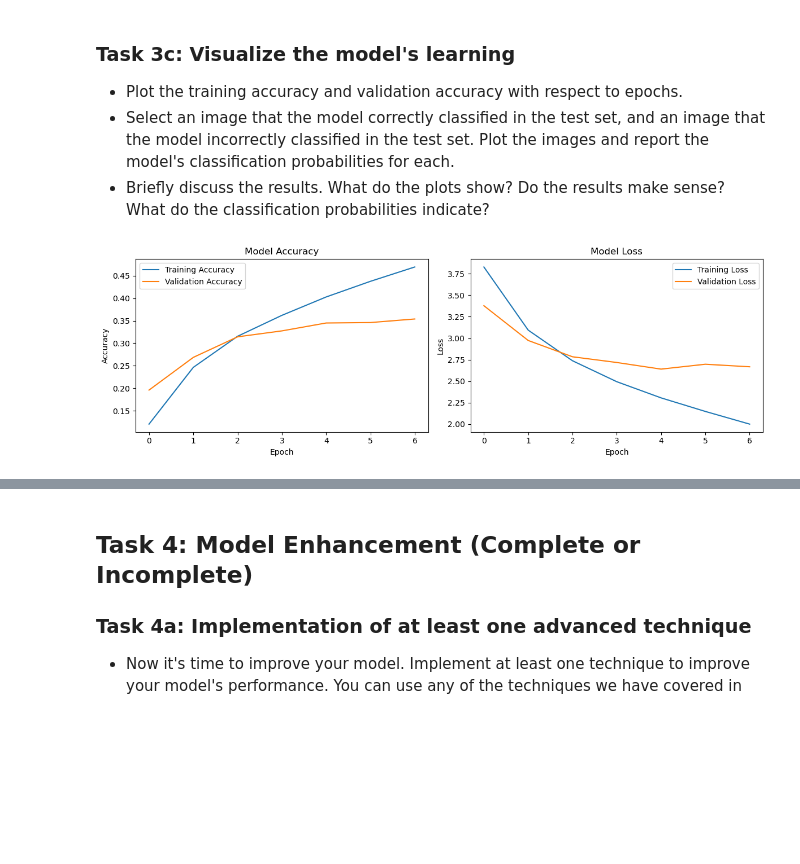
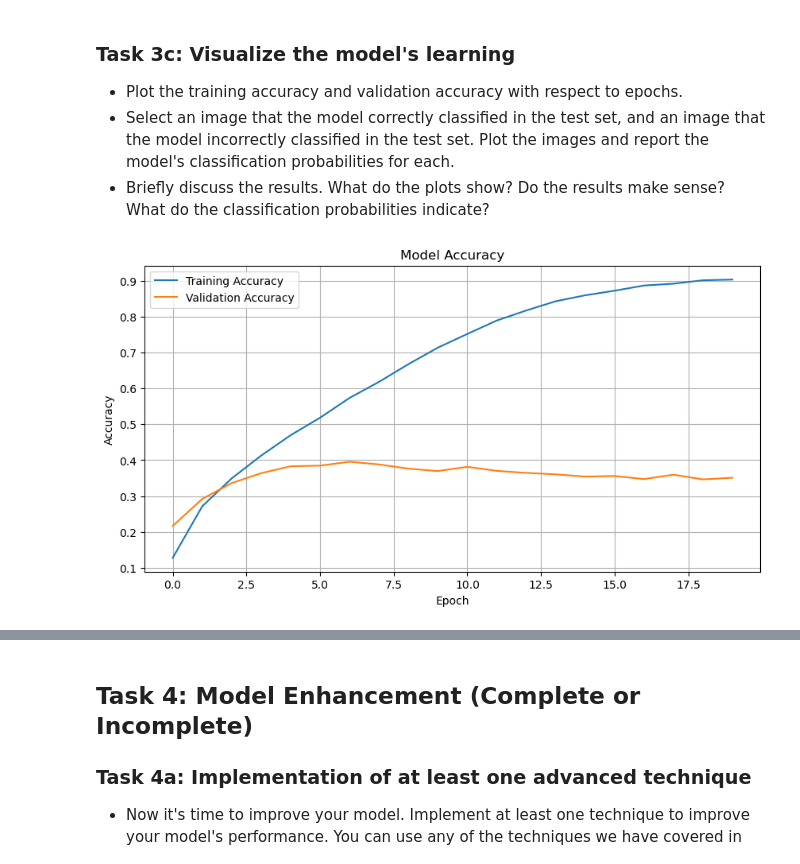
Before and after one commit to markmaramag/deep_learning, a Jupyter notebook: 02_activities/assignments/assignment_1.ipynb, the cells around one changed output, grey strips where cells are left out. Cells and saved outputs as stored; diff of their text form; code cells hidden in the pictures; blank space fills up the shorter version.

```diff
--- a/02_activities/assignments/assignment_1.ipynb
+++ b/02_activities/assignments/assignment_1.ipynb
@@ -144,0 +138,9 @@ Test set shape: (10000, 32, 32, 3)
+# %%
+from keras.utils import to_categorical
+
+# One-hot encode the labels
+y_train = to_categorical(y_train, num_classes=100)
+y_test = to_categorical(y_test, num_classes=100)
+
+print(f"Shape of one-hot encoded training labels: {y_train.shape}")
+print(f"Shape of one-hot encoded test labels: {y_test.shape}")
@@ -144,0 +150,11 @@ Test set shape: (10000, 32, 32, 3)
+# %%
+from sklearn.model_selection import train_test_split
+
+# Split training set into training and validation sets
+x_train, x_val, y_train, y_val = train_test_split(
+    x_train, y_train, test_size=0.2, random_state=42
+)
+
+# Display the shapes of the resulting datasets
+print(f"Training set shape: {x_train.shape}, Training labels shape: {y_train.shape}")
+print(f"Validation set shape: {x_val.shape}, Validation labels shape: {y_val.shape}")
@@ -419,29 +336,18 @@ The close values between accuracy and precision suggest consistent performance a
 - Select an image that the model correctly classified in the test set, and an image that the model incorrectly classified in the test set. Plot the images and report the model's classification probabilities for each.
 - Briefly discuss the results. What do the plots show? Do the results make sense? What do the classification probabilities indicate?
 # %%
-# Plot training history
-plt.figure(figsize=(12, 4))
+import matplotlib.pyplot as plt
 
-# Plot training & validation accuracy
-plt.subplot(1, 2, 1)
+# Plot training and validation accuracy
+plt.figure(figsize=(10, 5))
 plt.plot(history.history['accuracy'], label='Training Accuracy')
 plt.plot(history.history['val_accuracy'], label='Validation Accuracy')
 plt.title('Model Accuracy')
 plt.xlabel('Epoch')
 plt.ylabel('Accuracy')
 plt.legend()
-
-# Plot training & validation loss
-plt.subplot(1, 2, 2)
-plt.plot(history.history['loss'], label='Training Loss')
-plt.plot(history.history['val_loss'], label='Validation Loss')
-plt.title('Model Loss')
-plt.xlabel('Epoch')
-plt.ylabel('Loss')
-plt.legend()
-
-plt.tight_layout()
+plt.grid()
 plt.show()
 # %% [output]
-[figure, old version]
+[figure, new version]
 # %%
```
Also changed, not shown: parts of 42 cells of this notebook.
